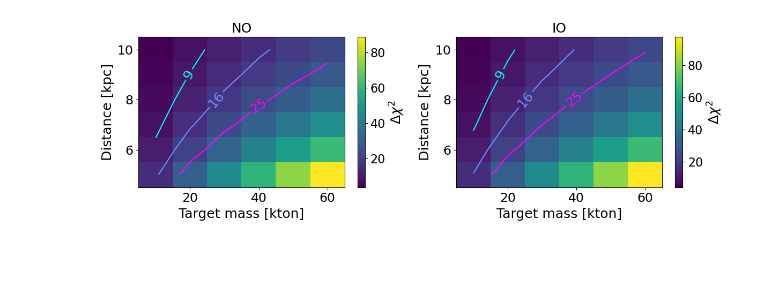
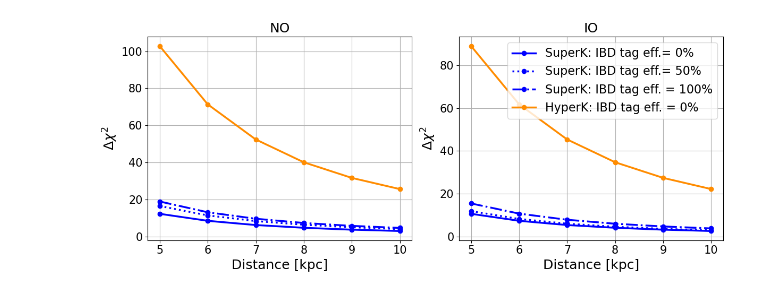
Before and after one commit to YMTheory/supernova, a Jupyter notebook: simulation/toyMC/script/AsimovTest.ipynb, the cells around one changed output. Cells and saved outputs as stored; diff of their text form; code cells hidden in the pictures; blank space fills up the shorter version.

```diff
--- a/simulation/toyMC/script/AsimovTest.ipynb
+++ b/simulation/toyMC/script/AsimovTest.ipynb
@@ -202,36 +5,0 @@ for dist in [5, 6, 7, 8, 9, 10]:
-# %%
-fig, ax = plt.subplots(1, 2, figsize=(12, 4))
-
-im0 = ax[0].imshow(NOimg, extent=[5, 65, 4.5, 10.5], aspect="auto")
-ax[0].set_title("NO", fontsize=18)
-ax[0].set_xlabel("Target mass [kton]", fontsize=18)
-ax[0].set_ylabel("Distance [kpc]", fontsize=18)
-ax[0].tick_params(axis="both", labelsize=17)
-x = np.arange(10, 70, 10)
-y = [10, 9, 8, 7, 6, 5]
-X, Y = np.meshgrid(x, y)
-cs0 = ax[0].contour(X, Y, NOimg, levels=[9, 16, 25], cmap="cool")
-ax[0].clabel(cs0, fontsize=18)
-cb0 = plt.colorbar(im0, ax=ax[0])
-cb0.set_label(r"$\Delta\chi^2$", fontsize=18)
-cb0.ax.tick_params(labelsize=16)
-
-im1 = ax[1].imshow(IOimg, extent=[5, 65, 4.5, 10.5], aspect="auto")
-ax[1].set_title("IO", fontsize=18)
-ax[1].set_xlabel("Target mass [kton]", fontsize=18)
-ax[1].set_ylabel("Distance [kpc]", fontsize=18)
-ax[1].tick_params(axis="both", labelsize=17)
-x = np.arange(10, 70, 10)
-y = [10, 9, 8, 7, 6, 5]
-X, Y = np.meshgrid(x, y)
-cs0 = ax[1].contour(X, Y, IOimg, levels=[9, 16, 25], cmap="cool")
-ax[1].clabel(cs0, fontsize=18)
-cb1 = plt.colorbar(im1, ax=ax[1])
-cb1.set_label(r"$\Delta\chi^2$", fontsize=18)
-cb1.ax.tick_params(labelsize=16)
-
-plt.tight_layout()
-
-plt.savefig("../tmp_plots/Garching82703_10kpc_Ethr0.1MeV_lowC14_AsimovSensDistTargetMass_2Dfit.pdf")
-# %% [output]
-[figure, removed]
@@ -246 +32,37 @@ def loadAsimovResults(filename, idx):
+# %%
+dist = np.arange(5, 11, 1)
+fig, ax = plt.subplots(1, 2, figsize=(12, 5))
+
+ax[0].plot(dist, dchi2NO_SK_totcomb, "o-", color="blue", lw=2.5, label="SuperK: combined")
+ax[0].plot(dist, dchi2NO_SK_part, "o:", color="blue", lw=2.5, label="SuperK: IBD tag eff.= 50%")
+ax[0].plot(dist, dchi2NO_SK_sep, "o-.", color="blue", lw=2.5, label="SuperK: separately")
+ax[0].plot(dist, dchi2NO_HK_totcomb, "o-", color="darkorange", lw=2.5, label="HyperK: IBD tag eff. = 0%")
+#ax[0].plot(dist, dchi2NO_HK_part, "o:", color="darkorange", lw=2.5, label="HyperK: IBD tag eff.= 50%")
+#ax[0].plot(dist, dchi2NO_HK_sep, "o-.", color="darkorange", lw=2.5, label="HyperK: separately")
+ax[0].set_xlabel("Distance [kpc]", fontsize=18)
+ax[0].set_ylabel(r"$\Delta \chi^2$", fontsize=18)
+ax[0].grid(True)
+#ax[0].legend(prop={"size":16})
+ax[0].tick_params(axis="both", labelsize=15)
+ax[0].set_title("NO", fontsize=18)
+#ax[0].set_ylim(0, 20)
+
+ax[1].plot(dist, dchi2IO_SK_totcomb, "o-", color="blue", lw=2.5, label="SuperK: IBD tag eff.= 0%")
+ax[1].plot(dist, dchi2IO_SK_part, "o:", color="blue", lw=2.5, label="SuperK: IBD tag eff.= 50%")
+ax[1].plot(dist, dchi2IO_SK_sep, "o-.", color="blue", lw=2.5, label="SuperK: IBD tag eff. = 100%")
+ax[1].plot(dist, dchi2IO_HK_totcomb, "o-", color="darkorange", lw=2.5, label="HyperK: IBD tag eff. = 0%")
+#ax[1].plot(dist, dchi2IO_HK_part, "o:", color="darkorange", lw=2.5, label="HyperK: IBD tag eff.= 50%")
+#ax[1].plot(dist, dchi2IO_HK_sep, "o-.", color="darkorange", lw=2.5, label="HyperK: separately")
+ax[1].set_xlabel("Distance [kpc]", fontsize=18)
+ax[1].set_ylabel(r"$\Delta \chi^2$", fontsize=18)
+ax[1].grid(True)
+ax[1].legend(prop={"size":16})
+ax[1].tick_params(axis="both", labelsize=15)
+ax[1].set_title("IO", fontsize=18)
+#ax[1].set_ylim(0, 20)
+
+plt.tight_layout()
+plt.savefig("../plots/Garching82703_variedDist_SuperK3casesHyperK_AsimovSens.pdf")
+# %% [output]
+[figure, added]
 # %%
```
Also changed, not shown: parts of 12 cells of this notebook, 3 other files.
